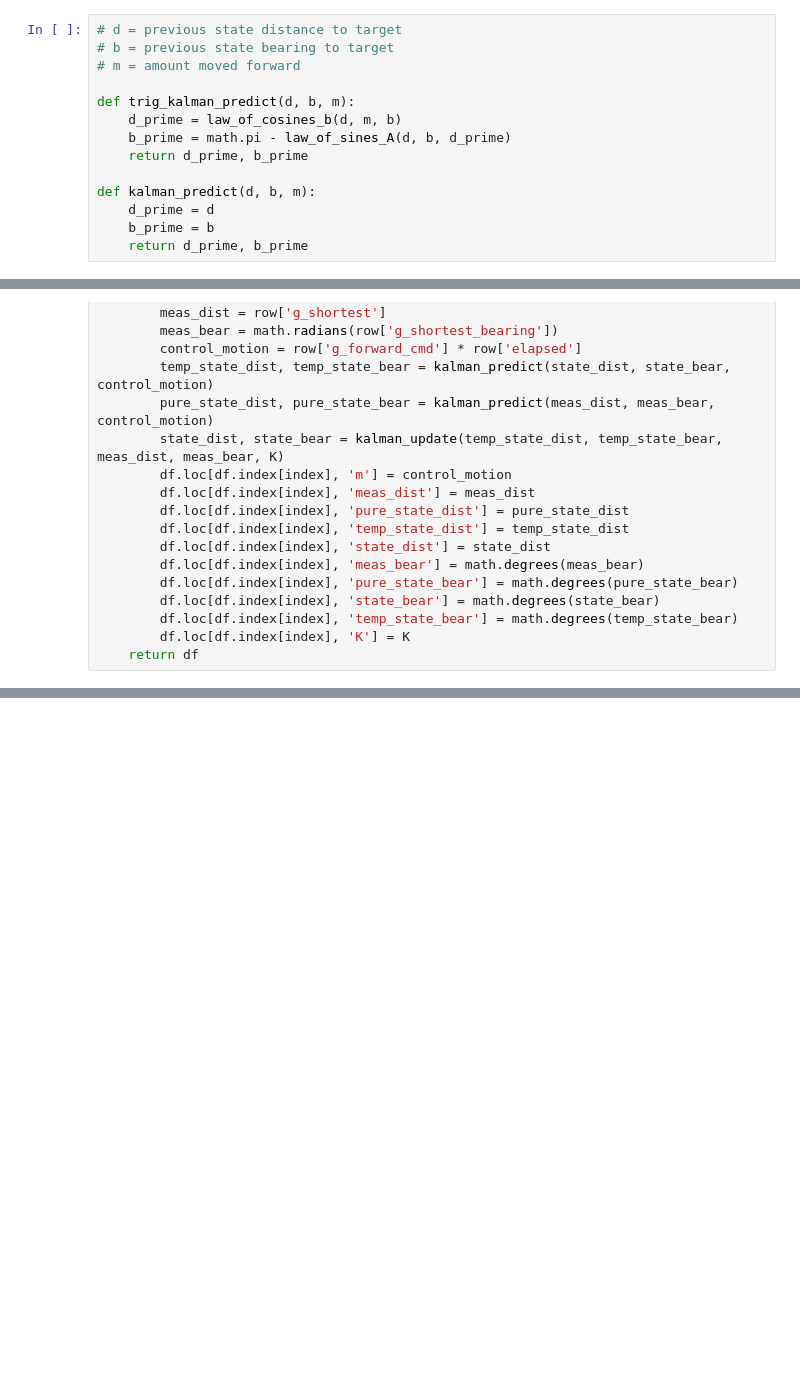
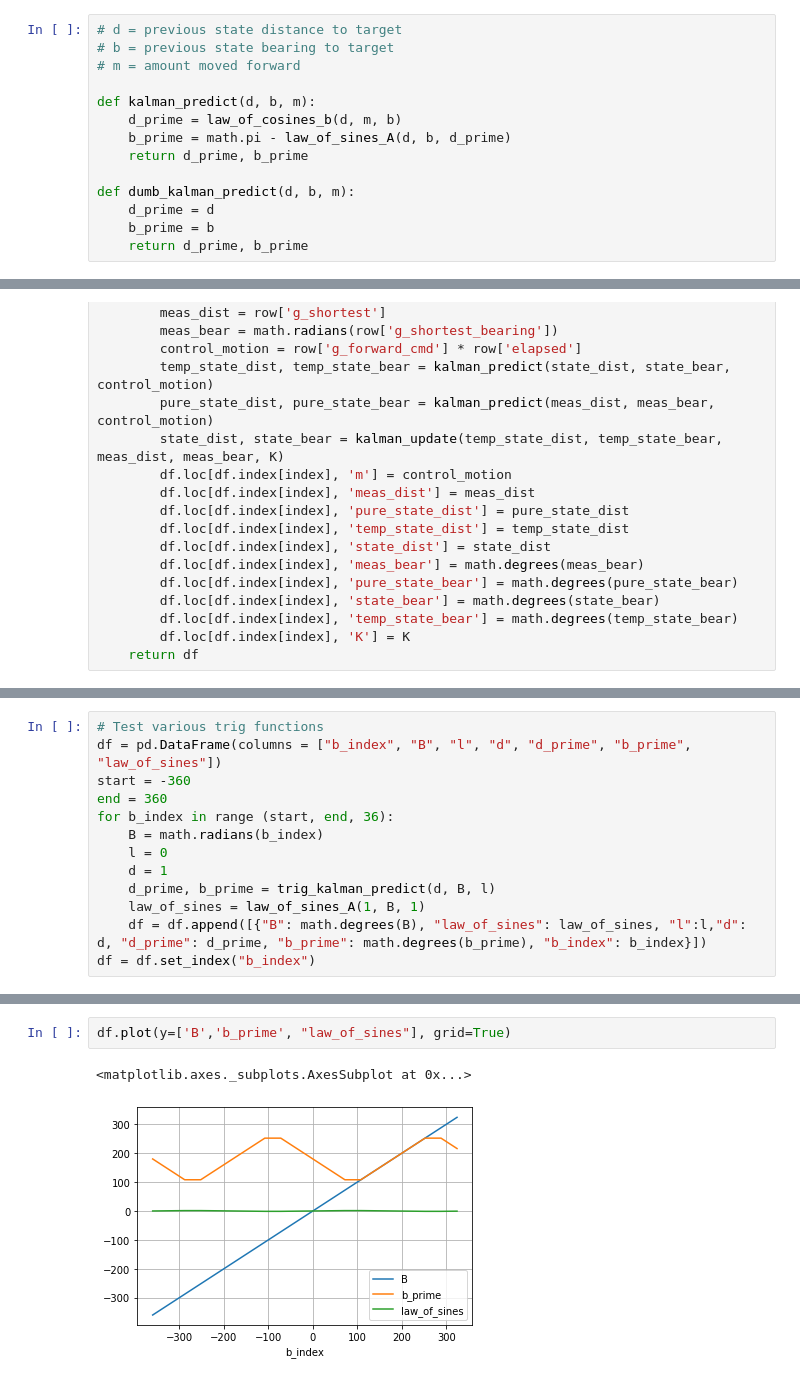
Before and after one commit to campusrover/2020prrexamples, a Jupyter notebook: scripts/kalman/Kalman Bestest.ipynb, the cells around one changed output, grey strips where cells are left out. Cells and saved outputs as stored; diff of their text form; blank space fills up the shorter version.

```diff
--- a/scripts/kalman/Kalman Bestest.ipynb
+++ b/scripts/kalman/Kalman Bestest.ipynb
@@ -20,12 +20,12 @@ def kalman_update(d, b, d_meas, d_bear, K):
 # b = previous state bearing to target
 # m = amount moved forward
 
-def trig_kalman_predict(d, b, m):
+def kalman_predict(d, b, m):
     d_prime = law_of_cosines_b(d, m, b)
     b_prime = math.pi - law_of_sines_A(d, b, d_prime)
     return d_prime, b_prime
 
-def kalman_predict(d, b, m):
+def dumb_kalman_predict(d, b, m):
     d_prime = d
     b_prime = b
     return d_prime, b_prime
@@ -117,0 +118,13 @@ for K in range(0, 5):
+# %%
+# Test various trig functions
+df = pd.DataFrame(columns = ["b_index", "B", "l", "d", "d_prime", "b_prime", "law_of_sines"])
+start = -360
+end = 360
+for b_index in range (start, end, 36):
+    B = math.radians(b_index)
+    l = 0
+    d = 1
+    d_prime, b_prime = trig_kalman_predict(d, B, l)
+    law_of_sines = law_of_sines_A(1, B, 1)
+    df = df.append([{"B": math.degrees(B), "law_of_sines": law_of_sines, "l":l,"d": d, "d_prime": d_prime, "b_prime": math.degrees(b_prime), "b_index": b_index}])
+df = df.set_index("b_index")
@@ -117,0 +152,5 @@ for K in range(0, 5):
+# %%
+df.plot(y=['B','b_prime', "law_of_sines"], grid=True)
+# %% [output]
+<matplotlib.axes._subplots.AxesSubplot at 0x...>
+[figure, added]
```
Also changed, not shown: parts of 8 cells of this notebook, 3 other files.
